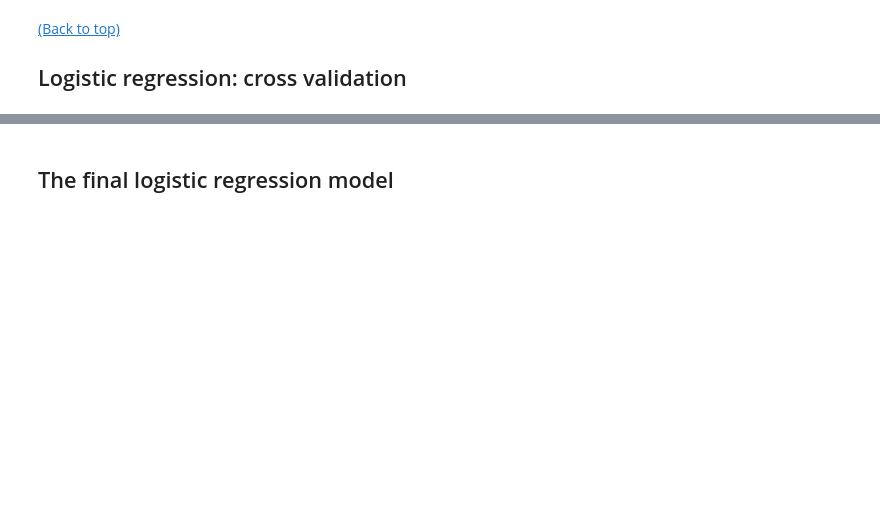
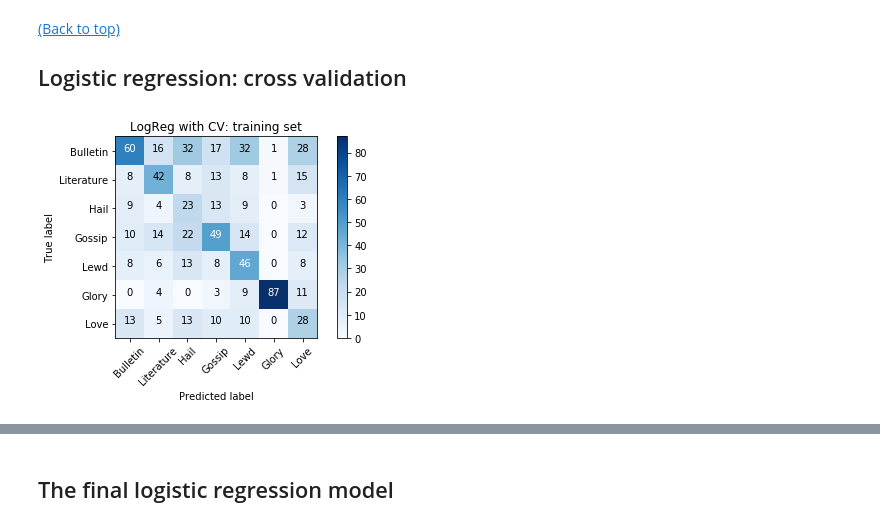
Before and after one commit to ssrosa/cacator_cave_malum, a Jupyter notebook: student.ipynb, the cells around one changed output, grey strips where cells are left out. Drawn from its saved outputs; the diff is of its cells as text; code cells hidden in the pictures; blank space fills up the shorter version.

```diff
--- a/student.ipynb
+++ b/student.ipynb
@@ -1186,3 +1194,23 @@ lr_scores_df.head(7)
 # %%
 #>> clf = LogisticRegressionCV(cv=5, random_state=0,
 #...                            multi_class='multinomial').fit(X, y)
+# %%
+#Fit the training data to a logistic regression classifier with cross validation
+#class weight 'balanced' allowed it to classify one more class
+lrcv = LogisticRegressionCV(class_weight = 'balanced',
+                            multi_class = 'multinomial'
+                           ).fit(X_train, y_train)
+
+#Predict y values for training and test sets
+lrcv_y_hat_train = lrcv.predict(X_train)
+lrcv_y_hat_test = lrcv.predict(X_test)
+
+#Create a confusion matrix for the training set
+lrcv_conf_matrix_train = confusion_matrix(lrcv_y_hat_train, y_train)
+#Create a confusion matrix for the test set
+lrcv_conf_matrix_test = confusion_matrix(lrcv_y_hat_test, y_test)
+
+#Draw a confusion matrix for the training set
+plot_conf_matrix(lrcv_conf_matrix_train, title = 'LogReg with CV: training set', classes = class_names)
+# %% [output]
+[figure, added]
```
Also changed, not shown: parts of 21 cells of this notebook.
